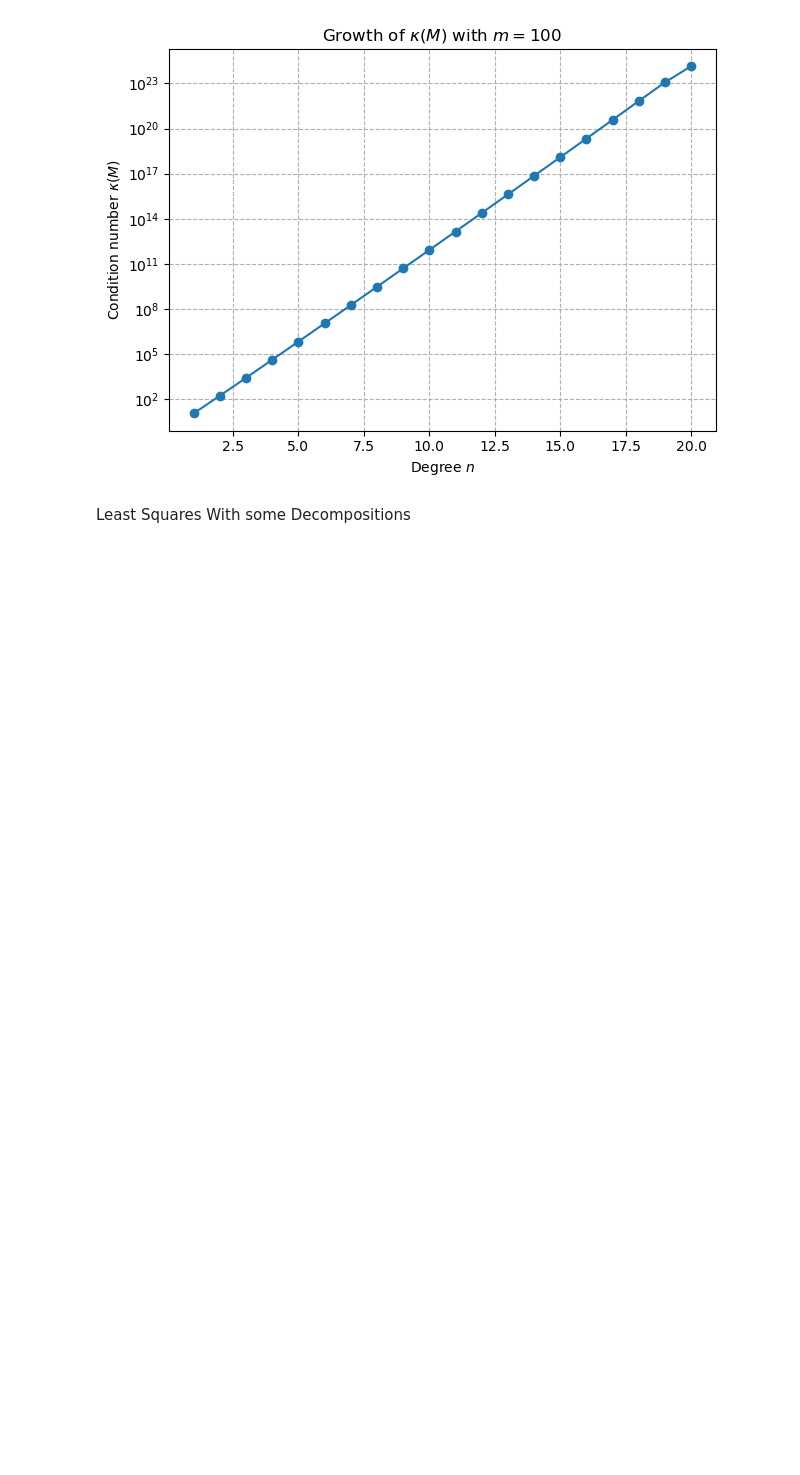
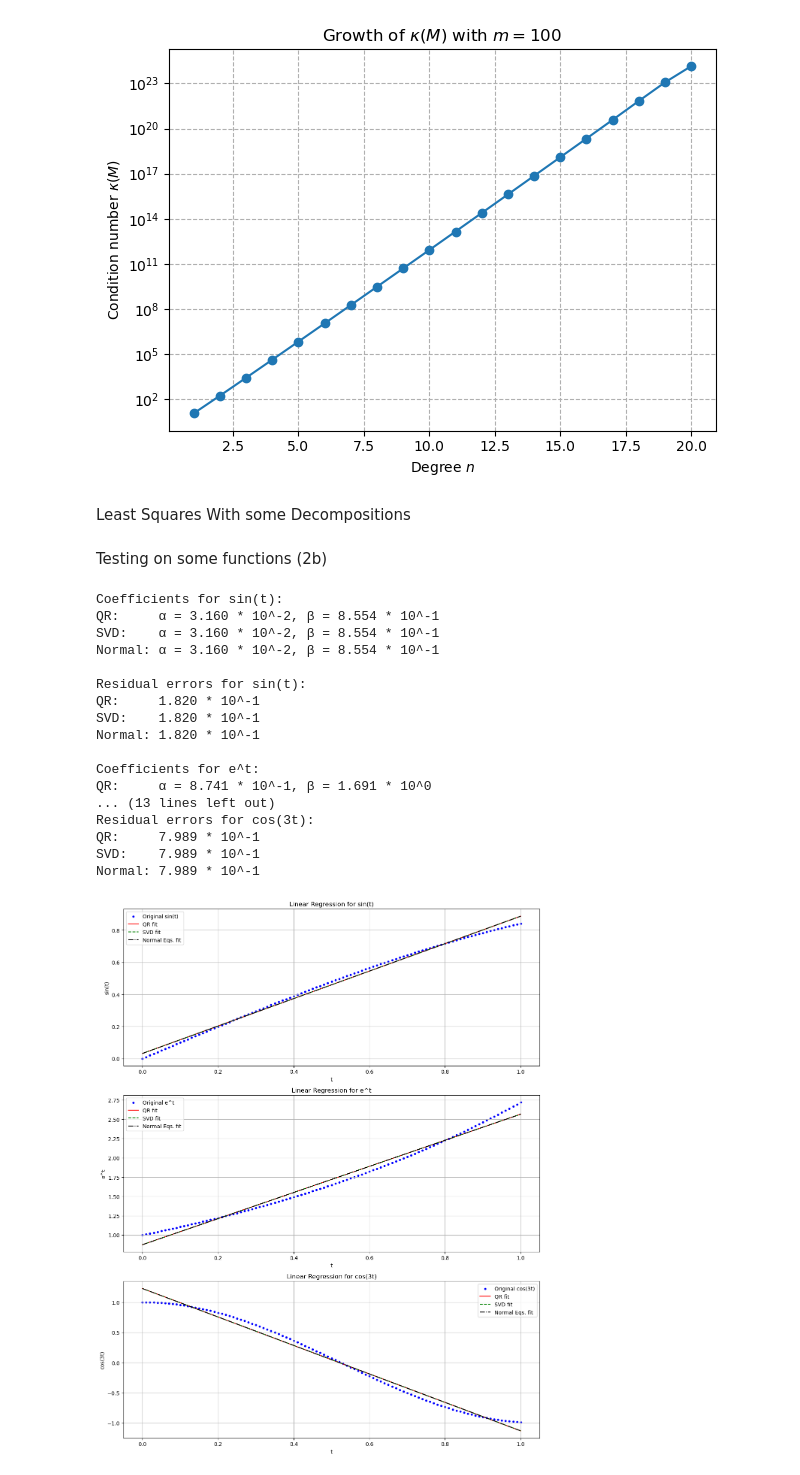
Before and after one commit to arthurabello/nla-assignment-2, a Jupyter notebook: assignment.ipynb, the cells around one changed output. Saved outputs shown, nothing was run; the diff lists cells and outputs as text; code cells hidden in the pictures; blank space fills up the shorter version.

```diff
--- a/assignment.ipynb
+++ b/assignment.ipynb
@@ -356,0 +450,79 @@ Least Squares With some Decompositions
+# %% [markdown]
+Testing on some functions (2b)
+# %%
+m = 100
+t = np.linspace(0, 1, m+1)
+
+f_values = np.sin(t)
+g_values = np.exp(t)
+h_values = np.cos(3*t)
+
+A, _ = build_A_matrix(m, 1)  #linear
+
+results = []
+for name, values in [("sin(t)", f_values), ("e^t", g_values), ("cos(3t)", h_values)]:
+    x_qr, y_qr = ls_qr(A, values)
+    x_svd, y_svd = ls_svd(A, values)
+    x_normal, y_normal = ls_normal(A, values)
+
+    results.append({
+        'name': name,
+        'values': values,
+        'x_qr': x_qr,
+        'y_qr': y_qr,
+        'x_svd': x_svd,
+        'y_svd': y_svd,
+        'x_normal': x_normal,
+        'y_normal': y_normal
+    }) #stores results here
+
+    print(f"\nCoefficients for {name}:")
+    print(f"QR:     α = {format_scientific(x_qr[0])}, β = {format_scientific(x_qr[1])}")
+    print(f"SVD:    α = {format_scientific(x_svd[0])}, β = {format_scientific(x_svd[1])}")
+    print(f"Normal: α = {format_scientific(x_normal[0])}, β = {format_scientific(x_normal[1])}")
+
+    #show errors
+    error_qr = np.linalg.norm(y_qr - values)
+    error_svd = np.linalg.norm(y_svd - values)
+    error_normal = np.linalg.norm(y_normal - values)
+
+    print(f"\nResidual errors for {name}:")
+    print(f"QR:     {format_scientific(error_qr)}")
+    print(f"SVD:    {format_scientific(error_svd)}")
+    print(f"Normal: {format_scientific(error_normal)}")
+
+fig, axes = plt.subplots(3, 1, figsize=(12, 15))
+
+for i, res in enumerate(results):
+    ax = axes[i]
+    ax.scatter(t, res['values'], color='blue', s=10, label=f'Original {res["name"]}')
+    ax.plot(t, res['y_qr'], 'r-', label='QR fit')
+    ax.plot(t, res['y_svd'], 'g--', label='SVD fit')
+    ax.plot(t, res['y_normal'], 'k-.', label='Normal Eqs. fit')
+    ax.set_title(f'Linear Regression for {res["name"]}')
+    ax.set_xlabel('t')
+    ax.set_ylabel(res['name'])
+    ax.legend()
+    ax.grid(True)
+
+plt.tight_layout()
+plt.show()
+# %% [output]
+Coefficients for sin(t):
+QR:     α = 3.160 * 10^-2, β = 8.554 * 10^-1
+SVD:    α = 3.160 * 10^-2, β = 8.554 * 10^-1
+Normal: α = 3.160 * 10^-2, β = 8.554 * 10^-1
+
+Residual errors for sin(t):
+QR:     1.820 * 10^-1
+SVD:    1.820 * 10^-1
+Normal: 1.820 * 10^-1
+
+Coefficients for e^t:
+QR:     α = 8.741 * 10^-1, β = 1.691 * 10^0
+... (13 lines left out)
+Residual errors for cos(3t):
+QR:     7.989 * 10^-1
+SVD:    7.989 * 10^-1
+Normal: 7.989 * 10^-1
+[figure, added]
```
Also changed, not shown: parts of 8 cells of this notebook, 2 other files.
